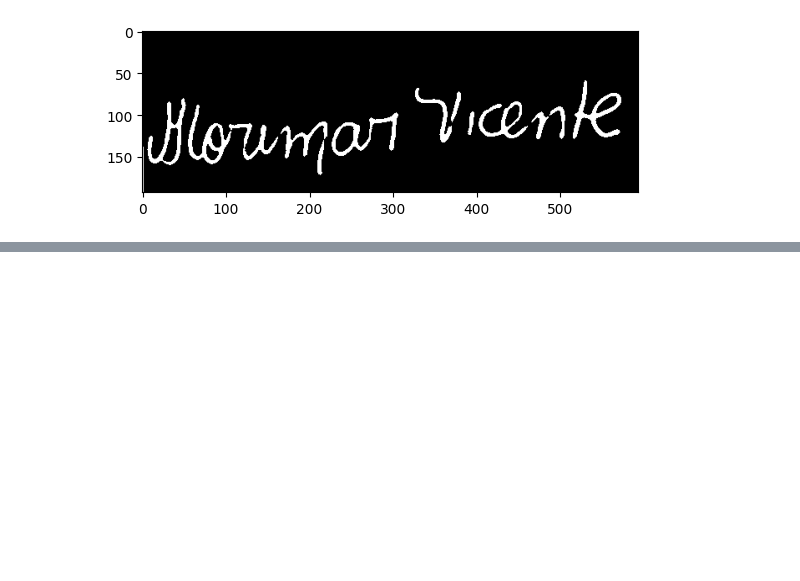
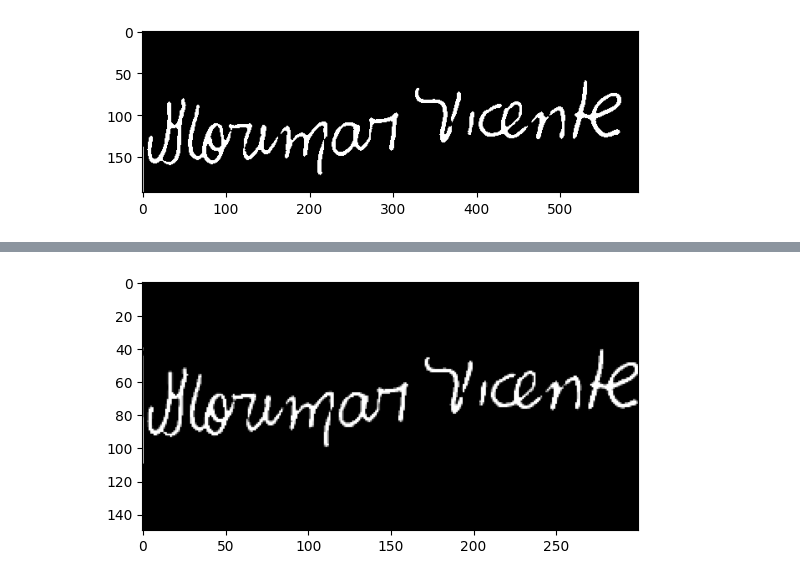
Before and after one commit to Chazelam/Course-Work, a Jupyter notebook: note.ipynb, the cells around one changed output, grey strips where cells are left out. Saved outputs shown, nothing was run; the diff lists cells and outputs as text; code cells hidden in the pictures; blank space fills up the shorter version.

```diff
--- a/note.ipynb
+++ b/note.ipynb
@@ -87,30 +97,29 @@ plt.show()
 # %%
-non_zero = np.nonzero(non_median) # Нахождение всех не нулевых пикселей
-# Обрезание нулей
-img = non_median[min(non_zero[0]):max(non_zero[0]), min(non_zero[1]):max(non_zero[1])]
-# Преобразование к формату 500х500
 Y, X = np.shape(img)
 current_ratio = X / Y
 if current_ratio == right_ratio:
     final = cv.resize(img, (nX, nY))
 elif current_ratio > right_ratio:
     final = cv.resize(img, (nX, int(Y * (nX/X))))
     missing = nY - int(Y * (nX/X))
     if missing % 2 == 0:
         top = bottom = missing // 2
     else:
         top = missing // 2
         bottom = top + 1
     final = cv.copyMakeBorder(final, top, bottom, 0, 0, cv.BORDER_CONSTANT, None, value = 0)
 else:
     final = cv.resize(img, (int(X * (nY/Y)), nY))
     missing = nX - int(X * (nY/Y))
     if missing % 2 == 0:
         left = right = missing // 2
     else:
         left = missing // 2
         right = left + 1
     final = cv.copyMakeBorder(final, 0, 0, left, right, cv.BORDER_CONSTANT, None, value = 0)
 
-plt.imshow(final)
+show_img = cv.cvtColor(final, cv.COLOR_GRAY2RGB)
+plt.imshow(show_img)
 plt.show()
+# %% [output]
+[figure, added]
```
Also changed, not shown: parts of 7 cells of this notebook.
